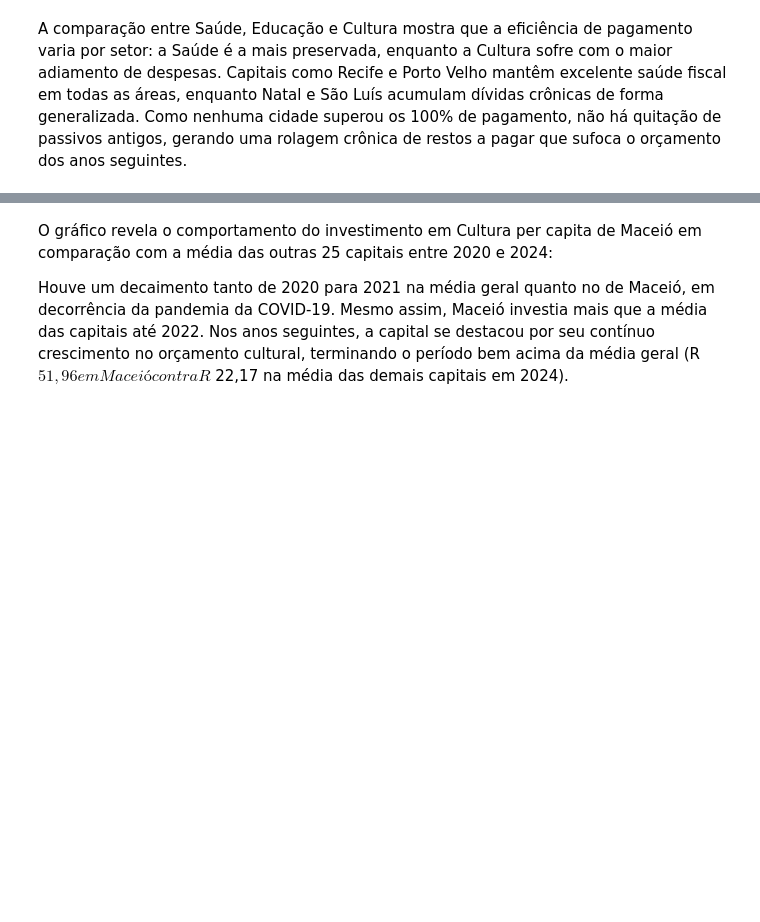
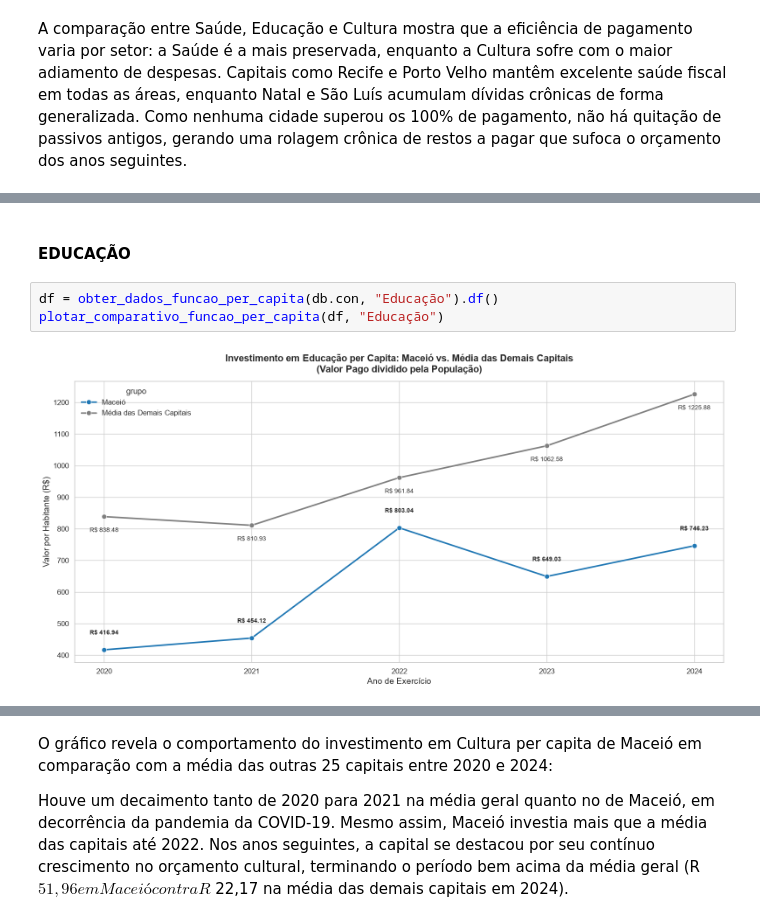
Before and after one commit to doardoE/Desafio-Analista-de-Dados-Sefaz-Macei-, a Jupyter notebook: notebooks/analise_descritiva.ipynb, the cells around one changed output, grey strips where cells are left out. Cells and saved outputs as stored; diff of their text form; blank space fills up the shorter version.

```diff
--- a/notebooks/analise_descritiva.ipynb
+++ b/notebooks/analise_descritiva.ipynb
@@ -115,0 +125,7 @@ A comparação entre Saúde, Educação e Cultura mostra que a eficiência de pa
+# %% [markdown]
+#### EDUCAÇÃO
+# %%
+df = obter_dados_funcao_per_capita(db.con, "Educação").df()
+plotar_comparativo_funcao_per_capita(df, "Educação")
+# %% [output]
+[figure, added]
```
Also changed, not shown: parts of 19 cells of this notebook, 3 other files.
